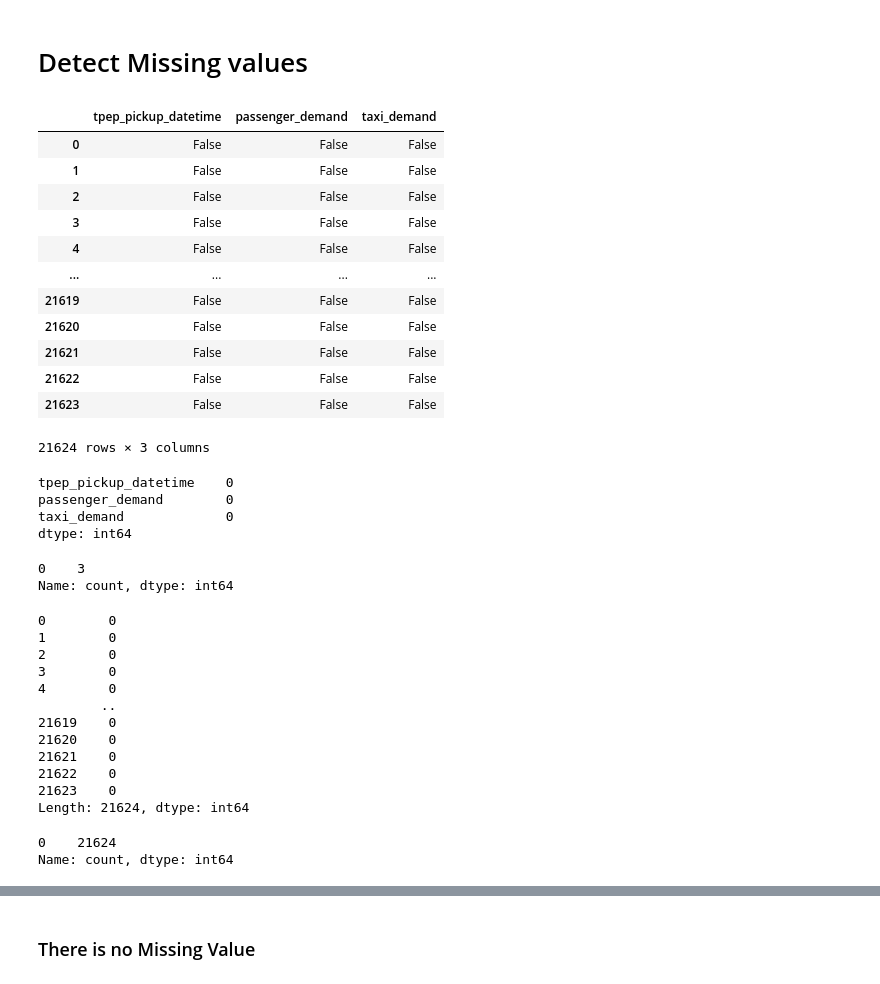
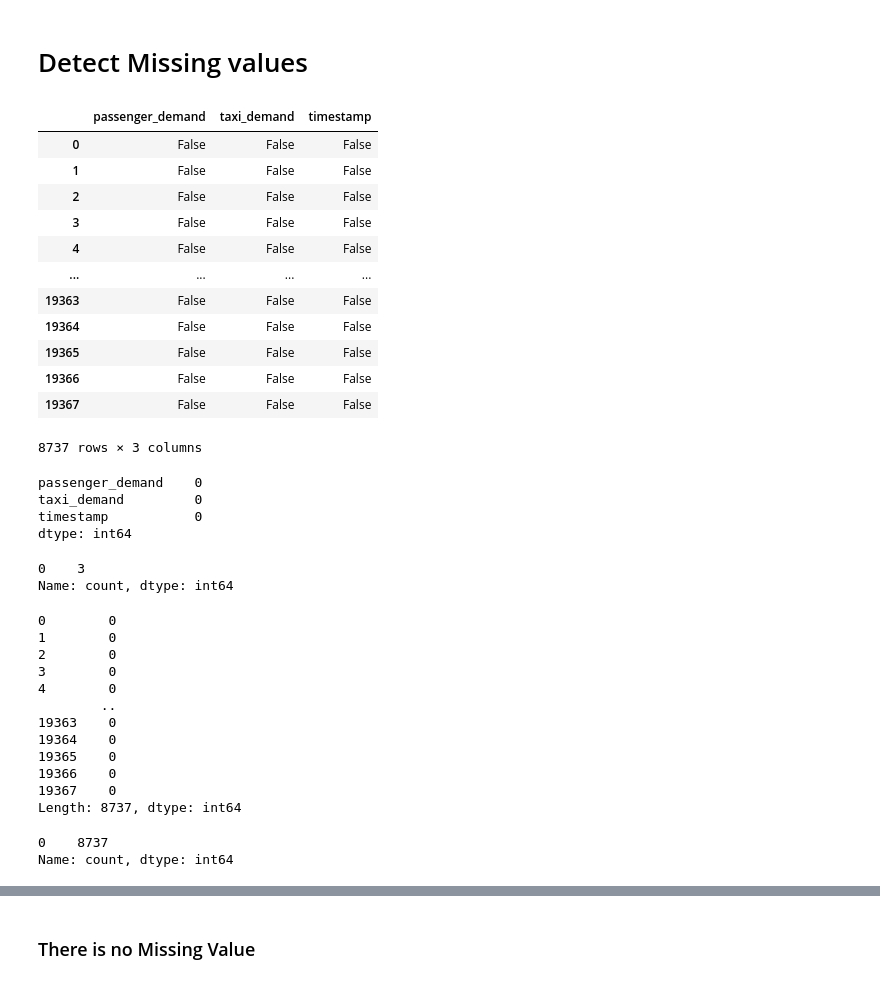
Before and after one commit to skhapijulhossen/uber-taxi-demand, a Jupyter notebook: notebooks/b_PreProcess/b_cleaning-rasel.ipynb, the cells around one changed output, grey strips where cells are left out. Drawn from its saved outputs; the diff is of its cells as text; code cells hidden in the pictures.

```diff
--- a/notebooks/b_PreProcess/b_cleaning-rasel.ipynb
+++ b/notebooks/b_PreProcess/b_cleaning-rasel.ipynb
@@ -22,0 +50,3 @@ data.shape
+# %%
+###
+df['timestamp'] = pd.to_datetime(df.tpep_pickup_datetime)
@@ -22,0 +67,3 @@ data.shape
+# %%
+###
+df.drop(columns=['tpep_pickup_datetime'], inplace= True)
@@ -82,0 +100,3 @@ Name: count, dtype: int64
+# %%
+###
+df.drop_duplicates(subset= ['timestamp'], inplace=True)
@@ -82,0 +111,4 @@ Name: count, dtype: int64
+# %%
+###
+df = df[~(df.timestamp > pd.Timestamp('2022-12-31 00:00:00'))]
+df
@@ -90,26 +136,26 @@ Name: count, dtype: int64
 # %% [markdown]
 # Detect Missing values
 # %%
-data.isnull()
+df.isnull()
 # %% [output]
-|  | tpep_pickup_datetime | passenger_demand | taxi_demand |
+|  | passenger_demand | taxi_demand | timestamp |
 | 0 | False | False | False |
 | 1 | False | False | False |
 | 2 | False | False | False |
 | 3 | False | False | False |
 | 4 | False | False | False |
 | ... | ... | ... | ... |
-| 21619 | False | False | False |
-| 21620 | False | False | False |
-| 21621 | False | False | False |
-| 21622 | False | False | False |
-| 21623 | False | False | False |
+| 19363 | False | False | False |
+| 19364 | False | False | False |
+| 19365 | False | False | False |
+| 19366 | False | False | False |
+| 19367 | False | False | False |
-21624 rows × 3 columns
+8737 rows × 3 columns
 # %%
-data.isnull().sum()
+df.isnull().sum()
 # %% [output]
-tpep_pickup_datetime    0
-passenger_demand        0
-taxi_demand             0
+passenger_demand    0
+taxi_demand         0
+timestamp           0
 dtype: int64
 # %%
@@ -118,7 +164,7 @@ data.isnull().sum().value_counts()
 0    3
 Name: count, dtype: int64
 # %%
-data.isnull().sum(axis=1)
+df.isnull().sum(axis=1)
 # %% [output]
 0        0
 1        0
@@ -126,14 +172,14 @@ data.isnull().sum(axis=1)
 3        0
 4        0
         ..
-21619    0
-21620    0
-21621    0
-21622    0
-21623    0
-Length: 21624, dtype: int64
+19363    0
+19364    0
+19365    0
+19366    0
+19367    0
+Length: 8737, dtype: int64
 # %%
-data.isnull().sum(axis=1).value_counts()
+df.isnull().sum(axis=1).value_counts()
 # %% [output]
-0    21624
+0    8737
 Name: count, dtype: int64
```
Also changed, not shown: parts of 70 cells of this notebook, 3 other files.
